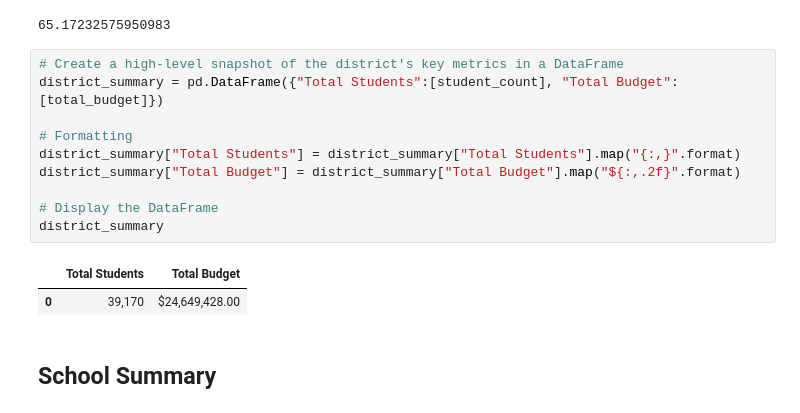
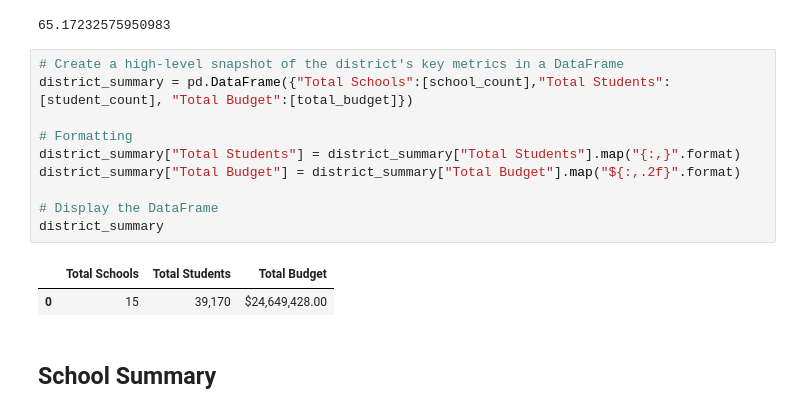
Before and after one commit to LibertyHeise/School-Performance-Analysis_Pandas, a Jupyter notebook: PyCitySchools/PyCitySchools_Liberty_Heise.ipynb, the cells around one changed output. Saved outputs shown, nothing was run; the diff lists cells and outputs as text.

```diff
--- a/PyCitySchools/PyCitySchools_Liberty_Heise.ipynb
+++ b/PyCitySchools/PyCitySchools_Liberty_Heise.ipynb
@@ -86,17 +86,17 @@ overall_passing_rate
 65.17232575950983
 # %%
 # Create a high-level snapshot of the district's key metrics in a DataFrame
-district_summary = pd.DataFrame({"Total Students":[student_count], "Total Budget":[total_budget]})
+district_summary = pd.DataFrame({"Total Schools":[school_count],"Total Students":[student_count], "Total Budget":[total_budget]})
 
 # Formatting
 district_summary["Total Students"] = district_summary["Total Students"].map("{:,}".format)
 district_summary["Total Budget"] = district_summary["Total Budget"].map("${:,.2f}".format)
 
 # Display the DataFrame
 district_summary
 # %% [output]
-|  | Total Students | Total Budget |
-| 0 | 39,170 | $24,649,428.00 |
+|  | Total Schools | Total Students | Total Budget |
+| 0 | 15 | 39,170 | $24,649,428.00 |
 # %% [markdown]
 ## School Summary
 # %%
```
Also changed, not shown: parts of 17 cells of this notebook.
